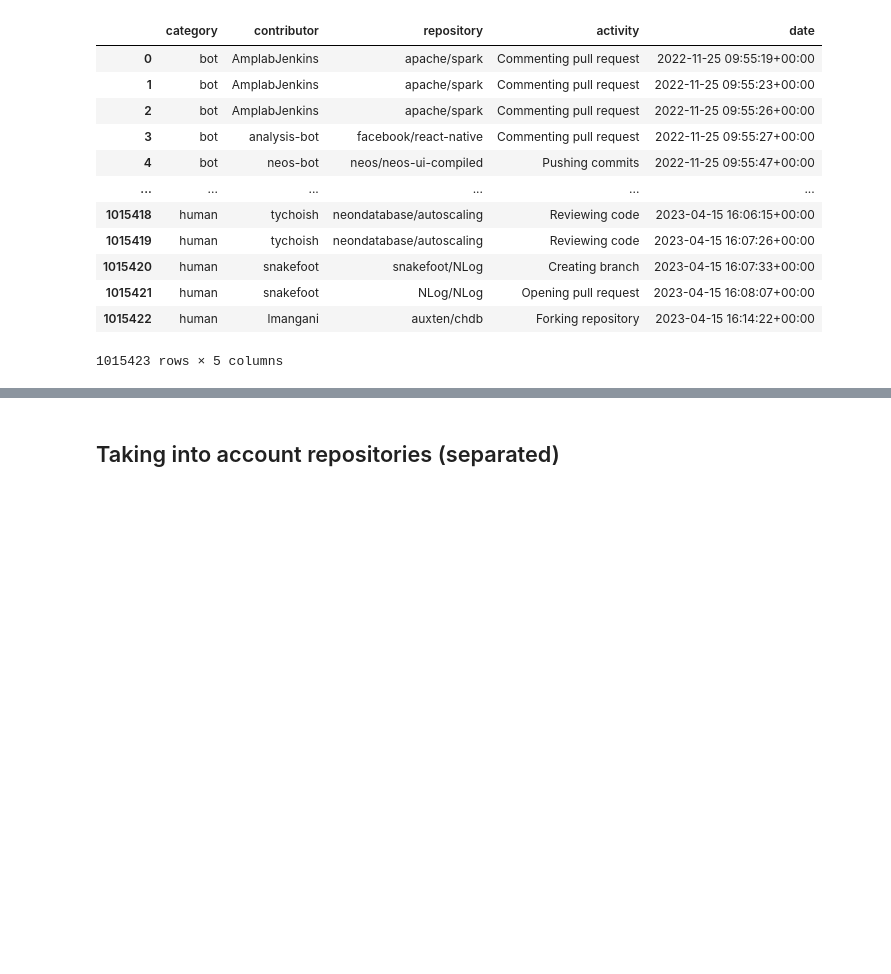
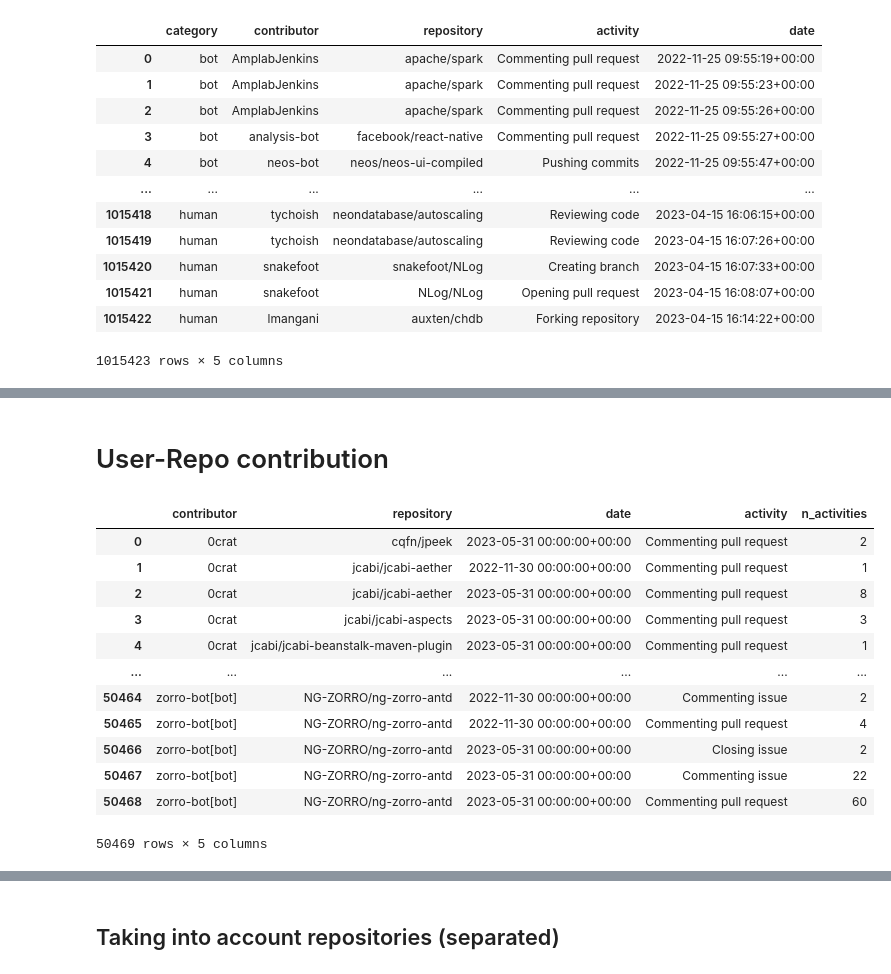
Before and after one commit to uhourri/GH-Contribution-Profiles, a Jupyter notebook: code/GitHub contribution profiles.ipynb, the cells around one changed output, grey strips where cells are left out. Cells and saved outputs as stored; diff of their text form; code cells hidden in the pictures; blank space fills up the shorter version.

Commit message:
add contribution line section

```diff
--- a/code/GitHub contribution profiles.ipynb
+++ b/code/GitHub contribution profiles.ipynb
@@ -22,0 +53,24 @@ activities
+# %% [markdown]
+# User-Repo contribution
+# %%
+blabla = (
+    activities[activities['category'] == 'bot']
+    .groupby(['contributor', 'repository', pd.Grouper(key='date', freq='6M'), 'activity'])['activity']
+    .count()
+    .reset_index(name='n_activities')
+)
+blabla
+# %% [output]
+|  | contributor | repository | date | activity | n_activities |
+| 0 | 0crat | cqfn/jpeek | 2023-05-31 00:00:00+00:00 | Commenting pull request | 2 |
+| 1 | 0crat | jcabi/jcabi-aether | 2022-11-30 00:00:00+00:00 | Commenting pull request | 1 |
+| 2 | 0crat | jcabi/jcabi-aether | 2023-05-31 00:00:00+00:00 | Commenting pull request | 8 |
+| 3 | 0crat | jcabi/jcabi-aspects | 2023-05-31 00:00:00+00:00 | Commenting pull request | 3 |
+| 4 | 0crat | jcabi/jcabi-beanstalk-maven-plugin | 2023-05-31 00:00:00+00:00 | Commenting pull request | 1 |
+| ... | ... | ... | ... | ... | ... |
+| 50464 | zorro-bot[bot] | NG-ZORRO/ng-zorro-antd | 2022-11-30 00:00:00+00:00 | Commenting issue | 2 |
+| 50465 | zorro-bot[bot] | NG-ZORRO/ng-zorro-antd | 2022-11-30 00:00:00+00:00 | Commenting pull request | 4 |
+| 50466 | zorro-bot[bot] | NG-ZORRO/ng-zorro-antd | 2023-05-31 00:00:00+00:00 | Closing issue | 2 |
+| 50467 | zorro-bot[bot] | NG-ZORRO/ng-zorro-antd | 2023-05-31 00:00:00+00:00 | Commenting issue | 22 |
+| 50468 | zorro-bot[bot] | NG-ZORRO/ng-zorro-antd | 2023-05-31 00:00:00+00:00 | Commenting pull request | 60 |
+50469 rows × 5 columns
```
Also changed, not shown: parts of 20 cells of this notebook.
